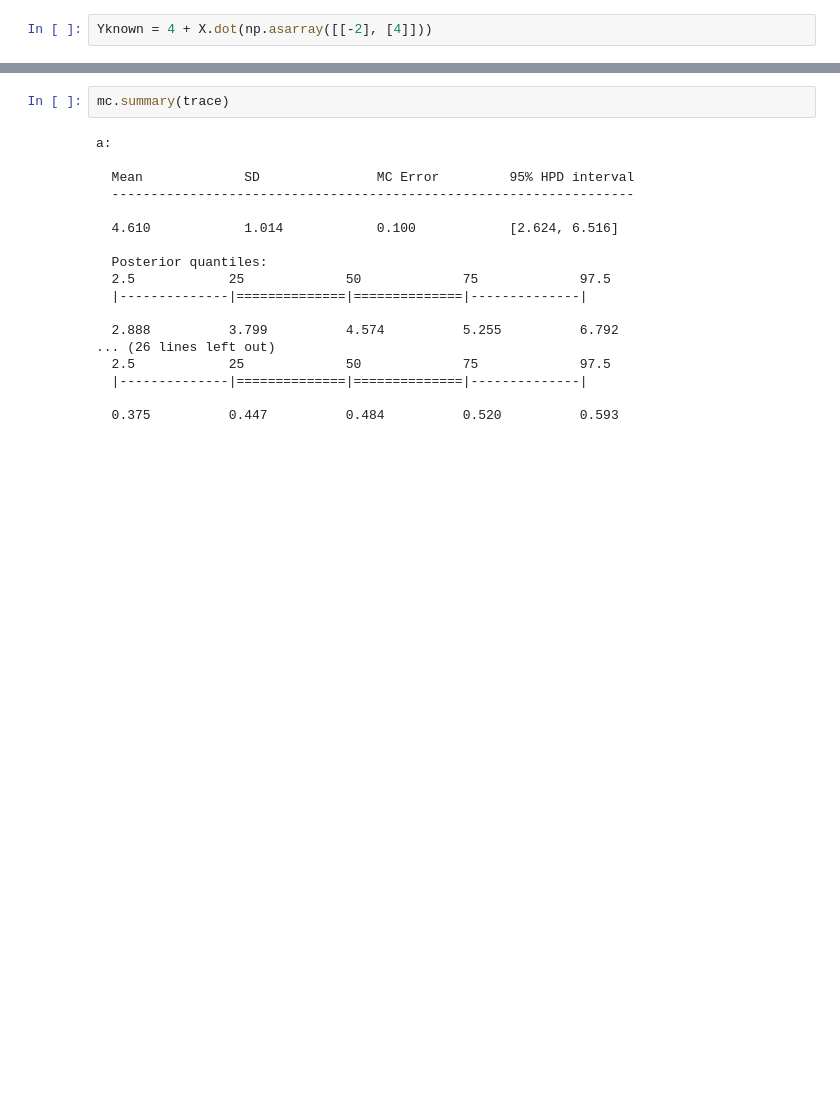
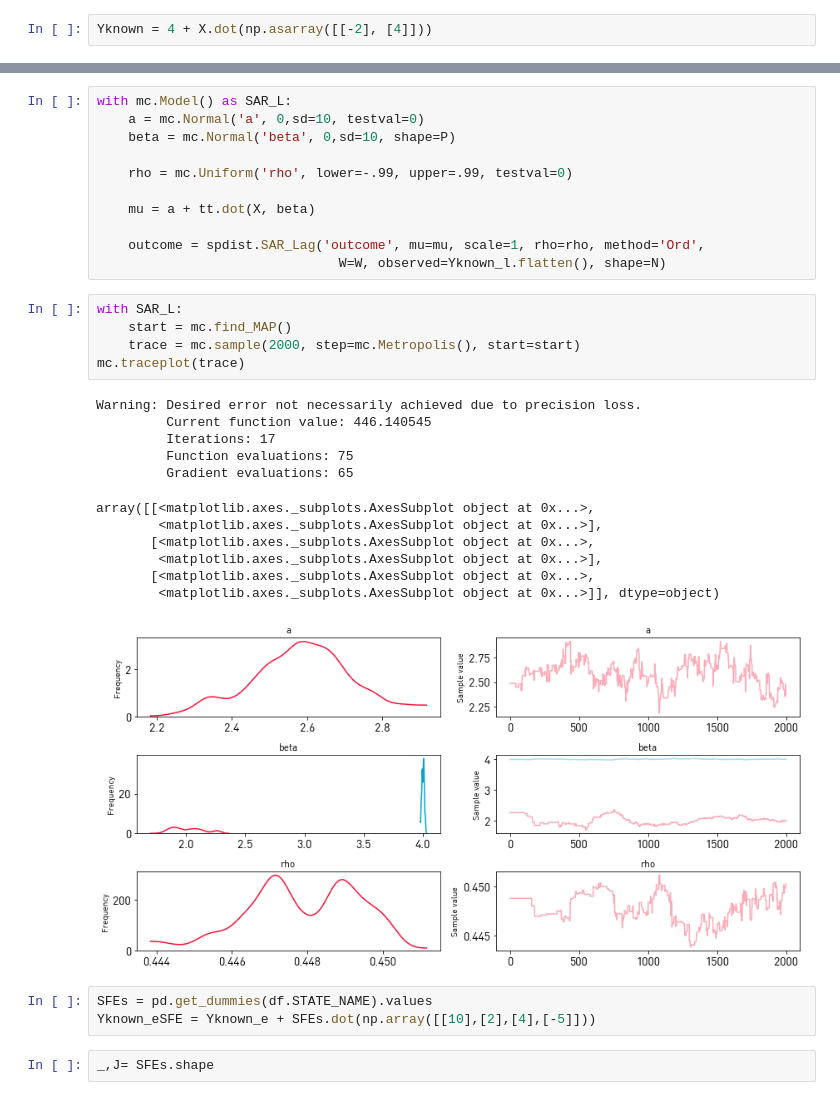
Before and after one commit to ljwolf/bayespatial, a Jupyter notebook: example_modelfit.ipynb, the cells around one changed output, grey strips where cells are left out. Saved outputs shown, nothing was run; the diff lists cells and outputs as text; blank space fills up the shorter version.

Commit message:
add more work on distributions & model fit example

```diff
--- a/example_modelfit.ipynb
+++ b/example_modelfit.ipynb
@@ -86,20 +83,34 @@ array([[<matplotlib.axes._subplots.AxesSubplot object at 0x...>,
-# %%
-mc.summary(trace)
-# %% [output]
-a:
-
-  Mean             SD               MC Error         95% HPD interval
-  -------------------------------------------------------------------
-
-  4.610            1.014            0.100            [2.624, 6.516]
-
-  Posterior quantiles:
-  2.5            25             50             75             97.5
-  |--------------|==============|==============|--------------|
-
-  2.888          3.799          4.574          5.255          6.792
-... (26 lines left out)
-  2.5            25             50             75             97.5
-  |--------------|==============|==============|--------------|
-
-  0.375          0.447          0.484          0.520          0.593
+# %%
+with mc.Model() as SAR_L:
+    a = mc.Normal('a', 0,sd=10, testval=0)
+    beta = mc.Normal('beta', 0,sd=10, shape=P)
+
+    rho = mc.Uniform('rho', lower=-.99, upper=.99, testval=0)
+
+    mu = a + tt.dot(X, beta)
+
+    outcome = spdist.SAR_Lag('outcome', mu=mu, scale=1, rho=rho, method='Ord',
+                               W=W, observed=Yknown_l.flatten(), shape=N)
+# %%
+with SAR_L:
+    start = mc.find_MAP()
+    trace = mc.sample(2000, step=mc.Metropolis(), start=start)
+mc.traceplot(trace)
+# %% [output]
+Warning: Desired error not necessarily achieved due to precision loss.
+         Current function value: 446.140545
+         Iterations: 17
+         Function evaluations: 75
+         Gradient evaluations: 65
+array([[<matplotlib.axes._subplots.AxesSubplot object at 0x...>,
+        <matplotlib.axes._subplots.AxesSubplot object at 0x...>],
+       [<matplotlib.axes._subplots.AxesSubplot object at 0x...>,
+        <matplotlib.axes._subplots.AxesSubplot object at 0x...>],
+       [<matplotlib.axes._subplots.AxesSubplot object at 0x...>,
+        <matplotlib.axes._subplots.AxesSubplot object at 0x...>]], dtype=object)
+[figure, added]
+# %%
+SFEs = pd.get_dummies(df.STATE_NAME).values
+Yknown_eSFE = Yknown_e + SFEs.dot(np.array([[10],[2],[4],[-5]]))
+# %%
+_,J= SFEs.shape
```
Also changed, not shown: parts of 8 cells of this notebook, 1 other file.
